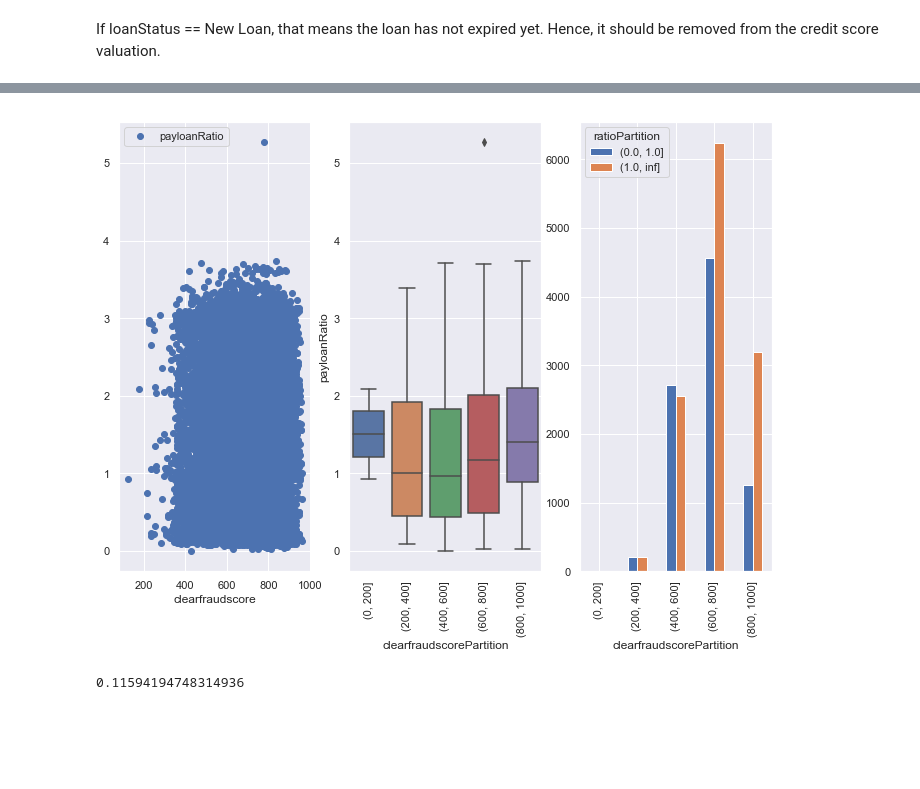
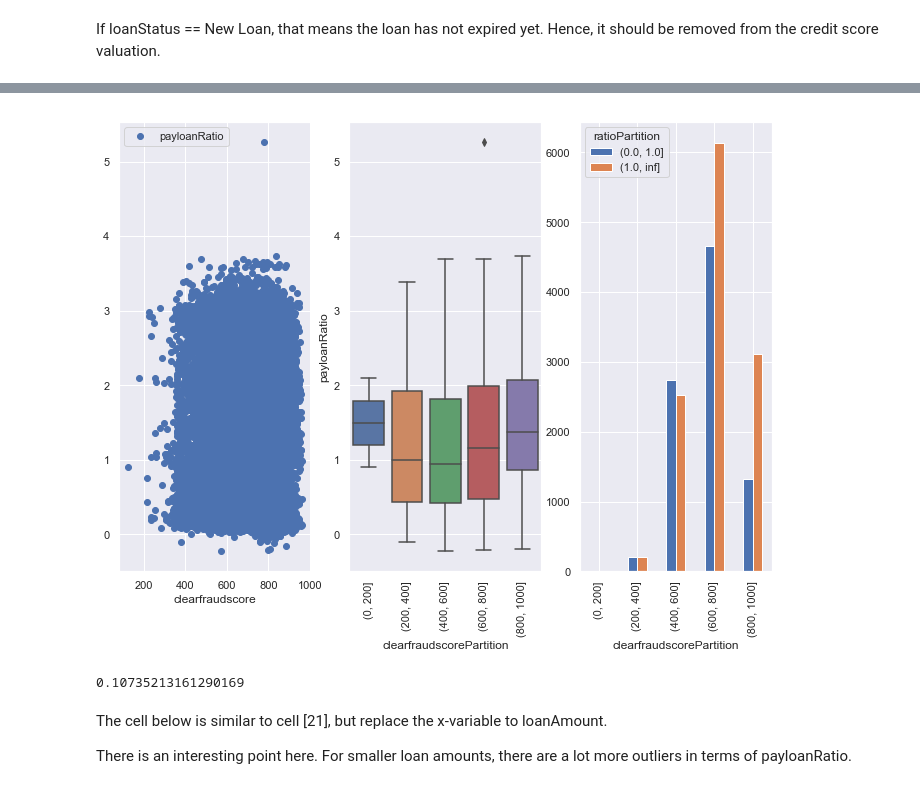
Before and after one commit to yhl48/Loan-Repayment, a Jupyter notebook: Credit Risk Assessment.ipynb, the cells around one changed output, grey strips where cells are left out. Cells and saved outputs as stored; diff of their text form; code cells hidden in the pictures; blank space fills up the shorter version.

```diff
--- a/Credit Risk Assessment.ipynb
+++ b/Credit Risk Assessment.ipynb
@@ -38,9 +56,5 @@ array([nan], dtype=object)
 # %%
 funded_loan = loan.loc[(loan['approved']==True) & (loan['isFunded']==1)]
-columns = list(funded_loan.columns)
-columns = ['state'] + ['anon_ssn'] + [columns[0]] + columns[2:13] + columns[14:]
-funded_loan = funded_loan[columns].sort_values(['state', 'anon_ssn', 'loanId'])
-# print(funded_loan['anon_ssn'].value_counts())
 funded_loan = funded_loan.set_index(['state', 'anon_ssn', 'loanId'])
 mapping = dict(clarity_underwriting[['underwritingid', 'clearfraudscore']].values)
 funded_loan['clearfraudscore'] = funded_loan.clarityFraudId.map(mapping)
@@ -156,9 +169,12 @@ paid_amount.drop(labels=['Rejected', 'Cancelled', 'None', 'Skipped', 'Pending',
                          'Rejected Awaiting Retry'], axis=0, level='paymentStatus', inplace=True)
 # paid_amount.loc[paid_amount.index.get_level_values('paymentStatus') == 'Complete']
 # %%
-mapping2 = dict(np.stack([paid_amount.index.get_level_values('loanId').values, paid_amount['paymentAmount'].values]).T)
+mapping2 = \
+dict(np.stack([paid_amount.index.get_level_values('loanId').values, paid_amount['paymentAmount'].values]).T)
+
 funded_loan['paymentAmount'] = funded_loan.index.get_level_values('loanId').map(mapping2)
-funded_loan['payloanRatio'] = funded_loan['paymentAmount']/funded_loan['loanAmount']
+funded_loan['nettProfit'] = funded_loan['paymentAmount'] - funded_loan['leadCost']
+funded_loan['payloanRatio'] = funded_loan['nettProfit']/funded_loan['loanAmount']
 # %%
 missing_data(funded_loan)
 # %% [output]
@@ -193,24 +214,31 @@ funded_loan = pd.concat([funded_loan, partition], axis=1)
 # %%
 fig = plt.figure()
 ax1 = fig.add_subplot(131)
 ax2 = fig.add_subplot(132)
 ax3 = fig.add_subplot(133)
 
 funded_loan.plot(x='clearfraudscore', y='payloanRatio', style='o', ax=ax1)
 sns.boxplot(x=funded_loan['clearfraudscorePartition'], y=funded_loan['payloanRatio'], ax=ax2)
 plt.setp(ax2.get_xticklabels(), rotation=90)
-funded_loan.groupby(funded_loan['clearfraudscorePartition'])['ratioPartition'].value_counts().unstack().plot.bar(ax=ax3)
+
+funded_loan.groupby(funded_loan['clearfraudscorePartition'])\
+['ratioPartition'].value_counts().unstack().plot.bar(ax=ax3)
+
 plt.show()
 # %% [output]
-[figure, old version]
+[figure, new version]
 # %%
 funded_loan['clearfraudscore'].corr(funded_loan['payloanRatio'], method='pearson')
 # %% [output]
-0.11594194748314936
+0.10735213161290169
 # %%
 partition2 = pd.Series.to_frame(pd.cut(funded_loan['loanAmount'], [0, 1000, 2000, 3000, 4000, 5000]))
 partition2.rename({'loanAmount': 'loanAmountPartition'}, axis=1, inplace=True)
 funded_loan = pd.concat([funded_loan, partition2], axis=1)
+# %% [markdown]
+The cell below is similar to cell [21], but replace the x-variable to loanAmount.
+
+There is an interesting point here. For smaller loan amounts, there are a lot more outliers in terms of payloanRatio.
 # %%
 fig = plt.figure()
 ax1 = fig.add_subplot(131)
```
Also changed, not shown: parts of 68 cells of this notebook.
